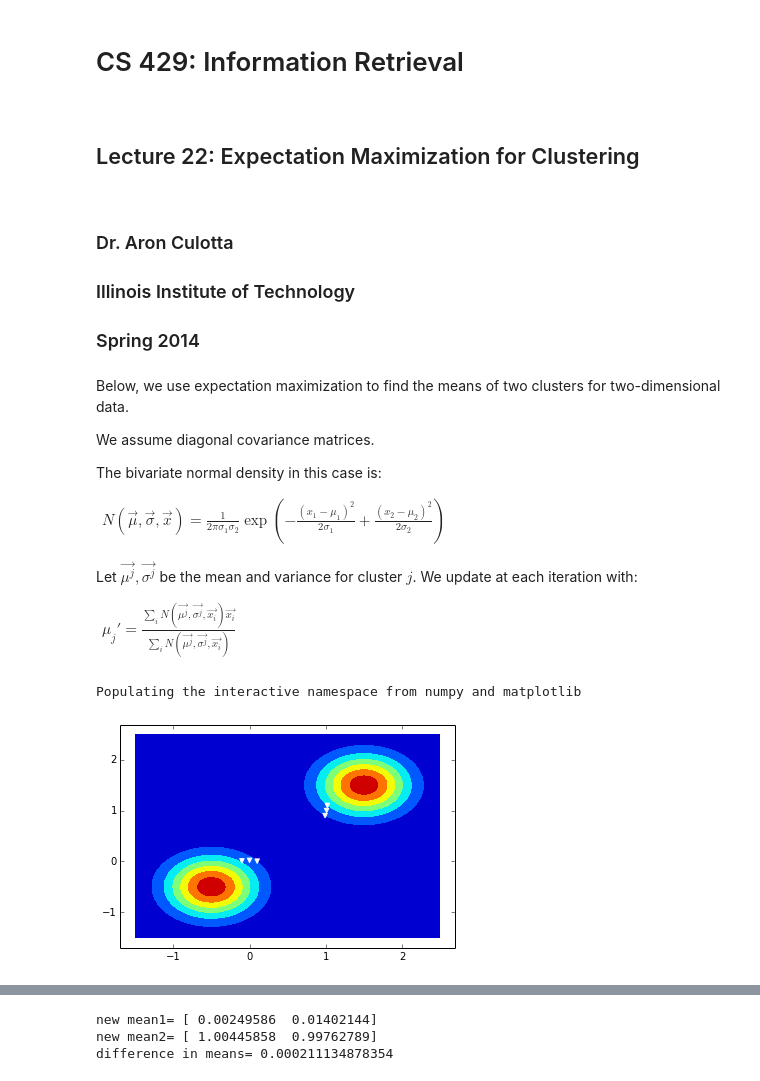
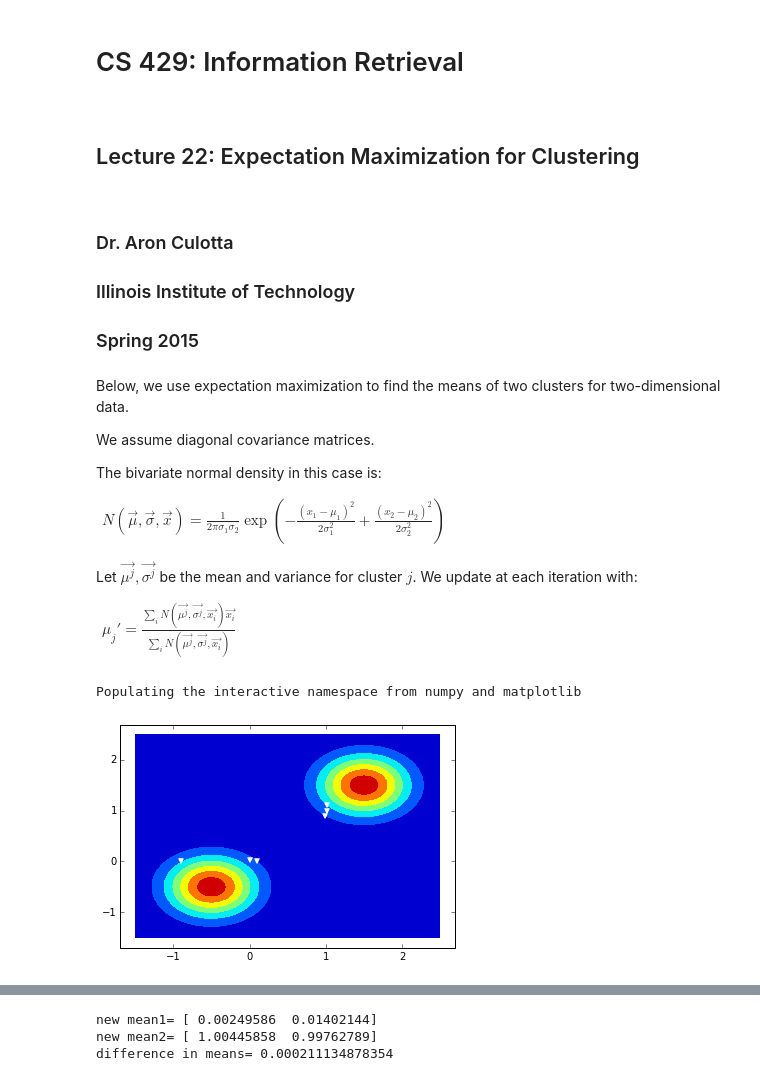
Before and after one commit to iit-cs429/main, a Jupyter notebook: lectures/lec22/em.ipynb, the cells around one changed output, grey strips where cells are left out. Cells and saved outputs as stored; diff of their text form; code cells hidden in the pictures.

```diff
--- a/lectures/lec22/em.ipynb
+++ b/lectures/lec22/em.ipynb
@@ -8,7 +8,7 @@
 
 ### Dr. Aron Culotta
 ### Illinois Institute of Technology
-### Spring 2014
+### Spring 2015
 # %% [markdown]
 Below, we use expectation maximization to find the means of two clusters for two-dimensional data.
 
@@ -18,7 +18,7 @@ The bivariate normal density in this case is:
 
 $\begin{align}
 N(\vec{\mu}, \vec{\sigma}, \vec{x}) = \frac{1}{2\pi\sigma_1\sigma_2}
-\exp\left(- \frac{(x_1-\mu_1)^2}{2\sigma_1} + \frac{(x_2-\mu_2)^2}{2\sigma_2}\right)
+\exp\left(- \frac{(x_1-\mu_1)^2}{2\sigma_1^2} + \frac{(x_2-\mu_2)^2}{2\sigma_2^2}\right)
 \end{align}
 $
 
@@ -37,34 +37,34 @@ from numpy import array as npa
 def gauss(mean, covar, x):
     """
     Bivariate Gaussian distribution, assuming diagonal covariance.
     1/(2*pi*v1*v2) * exp(- 1/2 * (x1-mean1)**2/v1 + (x2-mean2)**2/v2)
     """
     Xmu = x[0]-mean[0]
     Ymu = x[1]-mean[1]
     z = Xmu**2 / (covar[0]**2) + Ymu**2 / (covar[1]**2)
     denom = 2 * np.pi * covar[0] * covar[1]
     return np.exp(-z / 2.) / denom
 
-data = np.array([npa([0.,0.02]), npa([.1,0.005]), npa([-0.1,.01]),
+data = np.array([npa([0.,0.02]), npa([.1,0.005]), npa([-0.9,.01]),
                  npa([1.01,1.]), npa([.99,0.9]), npa([1.02,1.1])])
 
 mean1 = npa([-.5, -.5])
 covar1 = npa([.4, .4])
 mean2 = npa([1.5, 1.5])
 covar2 = npa([.4, .4])
 
 def plotme(mean1, covar1, mean2, covar2, data):
     x, y = np.mgrid[-1.5:2.5:.01, -1.5:2.5:.01]
     pos = np.empty(x.shape + (2,))
     pos[:, :, 0] = x; pos[:, :, 1] = y
     contourf(x, y,
              [gauss(mean1, covar1, [xi, yi]) + gauss(mean2, covar2, [xi, yi])
               for (xi, yi) in zip(x, y)])
     scatter([d[0] for d in data], [d[1] for d in data], marker='v', color='w')
 
 plotme(mean1, covar1, mean2, covar2, data)
 # %% [output]
 Populating the interactive namespace from numpy and matplotlib
-[figure, old version]
+[figure, new version]
 # %%
 def e_step(data, mean1, covar1, mean2, covar2):
```
Also changed, not shown: parts of 4 cells of this notebook, 3 other files.
